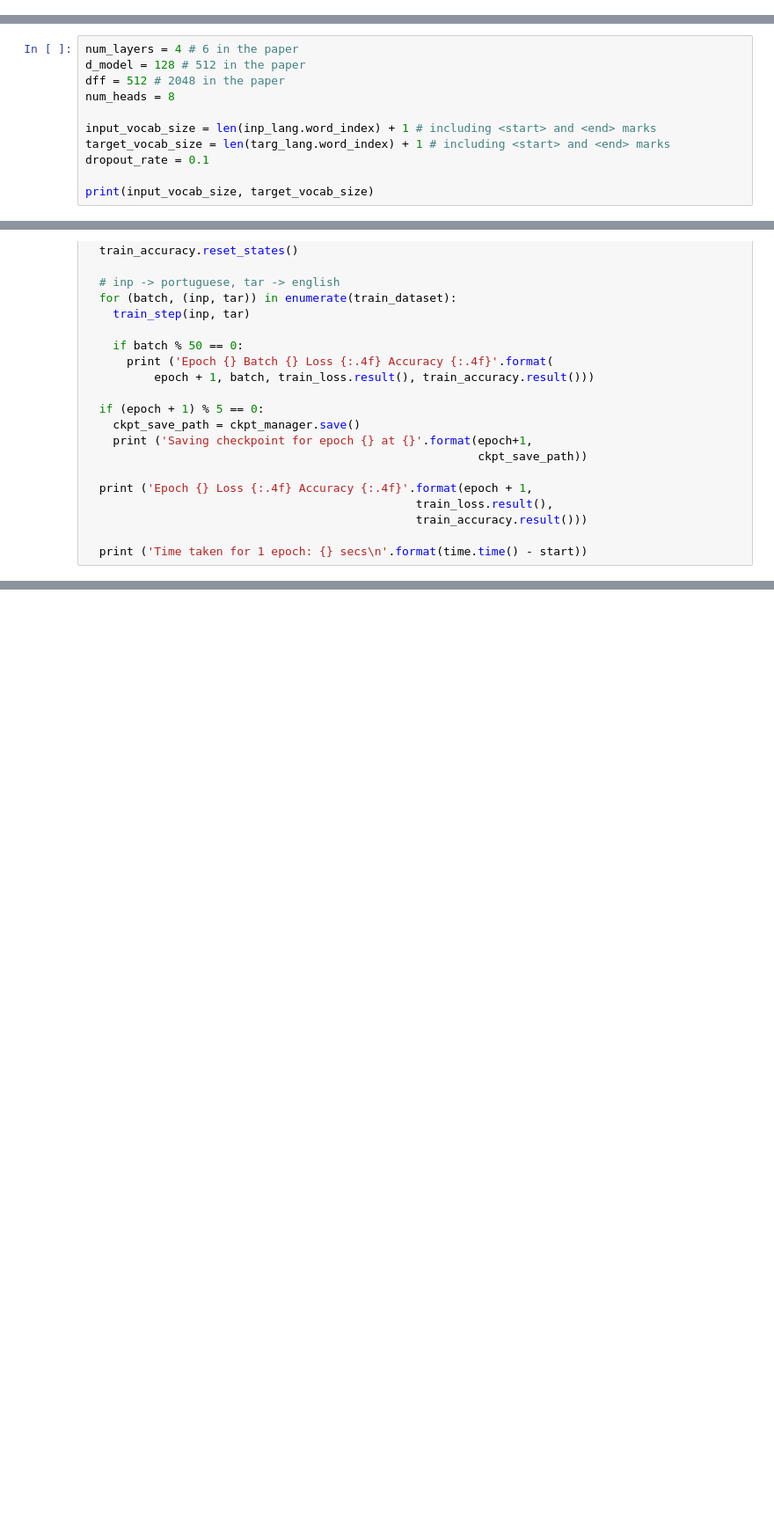
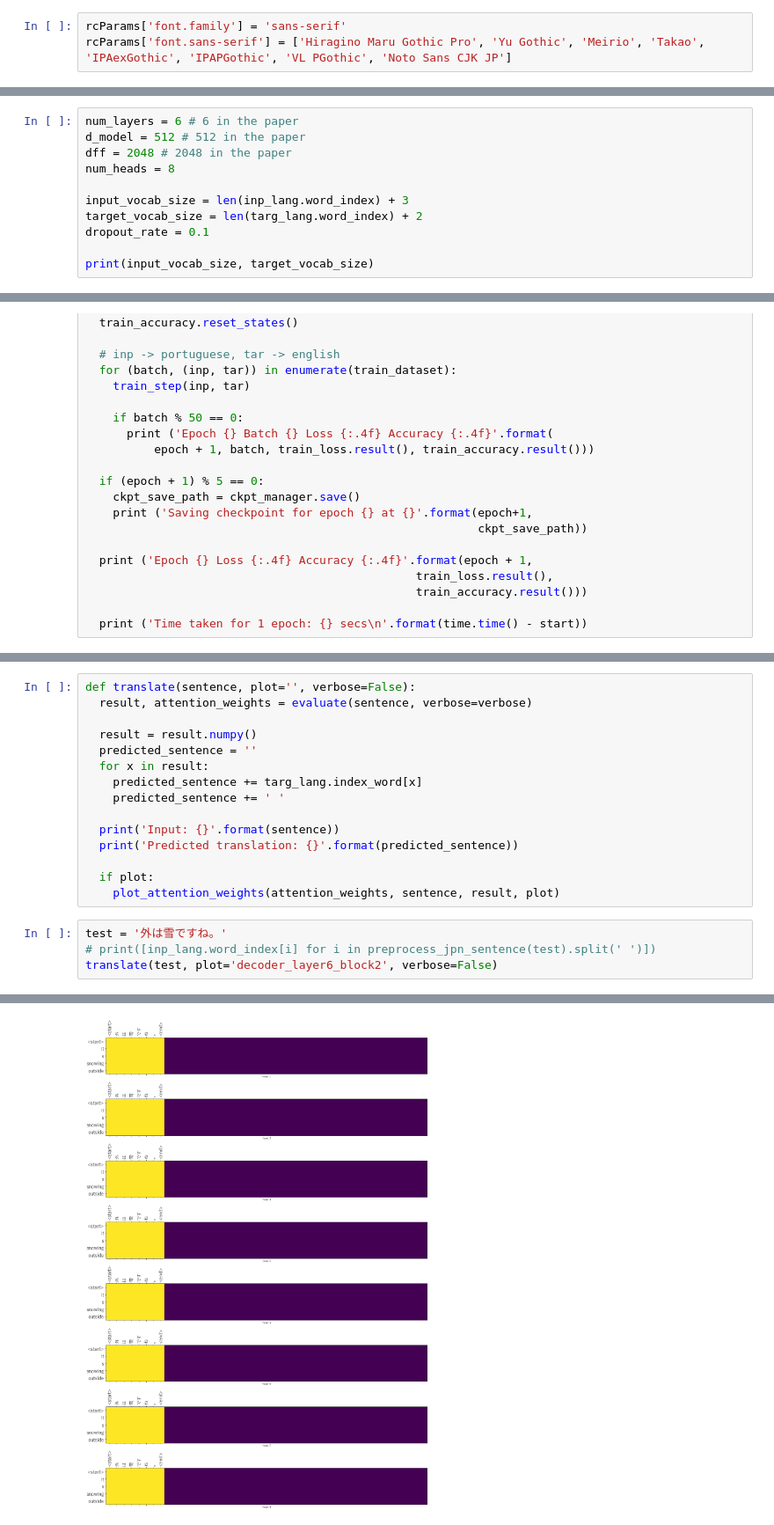
Before and after one commit to k93ndy/resource, a Jupyter notebook: s2sNMT-transformer.ipynb, the cells around one changed output, grey strips where cells are left out. Shown at 88% size. Cells and saved outputs as stored; diff of their text form; blank space fills up the shorter version.

```diff
--- a/s2sNMT-transformer.ipynb
+++ b/s2sNMT-transformer.ipynb
@@ -12,4 +13,7 @@ import MeCab
 from sklearn.model_selection import train_test_split
+# %%
+rcParams['font.family'] = 'sans-serif'
+rcParams['font.sans-serif'] = ['Hiragino Maru Gothic Pro', 'Yu Gothic', 'Meirio', 'Takao', 'IPAexGothic', 'IPAPGothic', 'VL PGothic', 'Noto Sans CJK JP']
 # %%
 # load file
 path_to_file = "./jpn-eng/jpn.txt"
@@ -589,13 +592,13 @@ fn_out.shape  # (batch_size, tar_seq_len, target_vocab_size)
 # %% [output]
 TensorShape([64, 26, 8000])
 # %%
-num_layers = 4 # 6 in the paper
-d_model = 128 # 512 in the paper
-dff = 512 # 2048 in the paper
+num_layers = 6 # 6 in the paper
+d_model = 512 # 512 in the paper
+dff = 2048 # 2048 in the paper
 num_heads = 8
 
-input_vocab_size = len(inp_lang.word_index) + 1 # including <start> and <end> marks
-target_vocab_size = len(targ_lang.word_index) + 1 # including <start> and <end> marks
+input_vocab_size = len(inp_lang.word_index) + 3
+target_vocab_size = len(targ_lang.word_index) + 2
 dropout_rate = 0.1
 
 print(input_vocab_size, target_vocab_size)
@@ -740,0 +832,20 @@ for epoch in range(EPOCHS):
+# %%
+def translate(sentence, plot='', verbose=False):
+  result, attention_weights = evaluate(sentence, verbose=verbose)
+
+  result = result.numpy()
+  predicted_sentence = ''
+  for x in result:
+    predicted_sentence += targ_lang.index_word[x]
+    predicted_sentence += ' '
+
+  print('Input: {}'.format(sentence))
+  print('Predicted translation: {}'.format(predicted_sentence))
+
+  if plot:
+    plot_attention_weights(attention_weights, sentence, result, plot)
+# %%
+test = '外は雪ですね。'
+# print([inp_lang.word_index[i] for i in preprocess_jpn_sentence(test).split(' ')])
+translate(test, plot='decoder_layer6_block2', verbose=False)
+# %% [output]
@@ -740,0 +854 @@ for epoch in range(EPOCHS):
+[figure, added]
```
Also changed, not shown: parts of 17 cells of this notebook.
